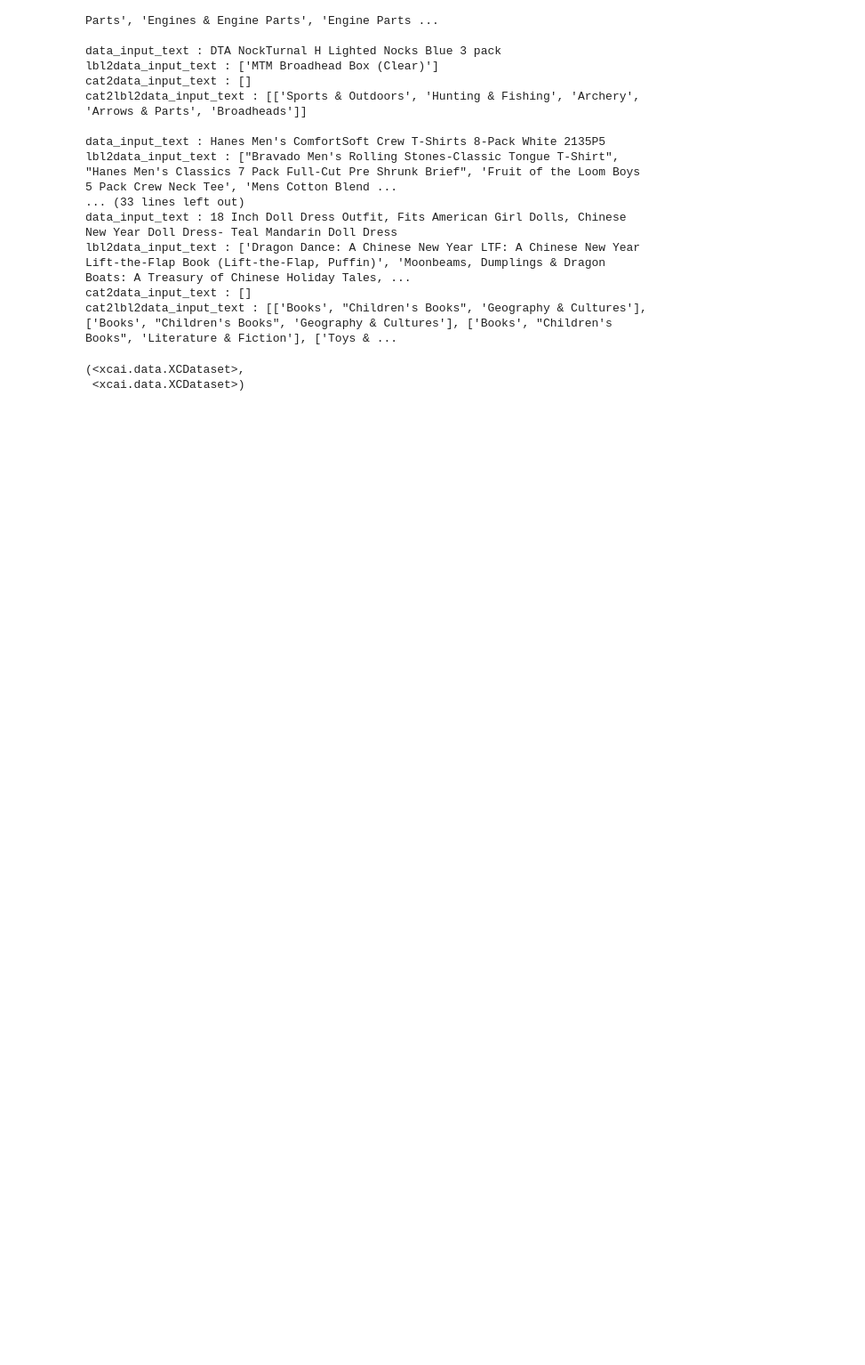
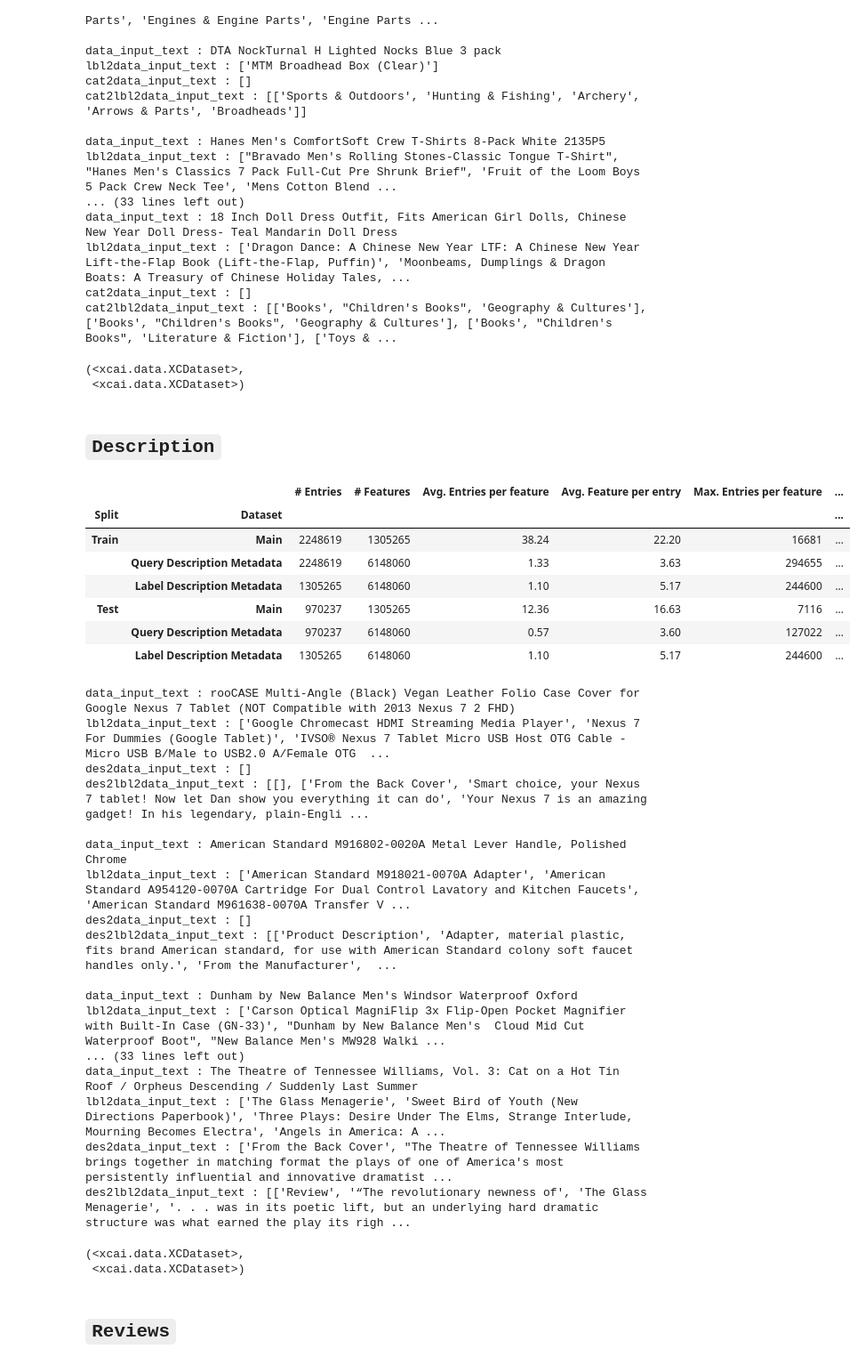
Before and after one commit to suchith720/sugar, a Jupyter notebook: nbs/13_wikiseelaso-amazon-dataset-statistics-report.ipynb, the cells around one changed output. Shown at 89% size. Saved outputs shown, nothing was run; the diff lists cells and outputs as text; code cells hidden in the pictures; blank space fills up the shorter version.

```diff
--- a/nbs/13_wikiseelaso-amazon-dataset-statistics-report.ipynb
+++ b/nbs/13_wikiseelaso-amazon-dataset-statistics-report.ipynb
@@ -553,3 +553,5 @@ cat2data_input_text : []
 cat2lbl2data_input_text : [['Books', "Children's Books", 'Geography & Cultures'], ['Books', "Children's Books", 'Geography & Cultures'], ['Books', "Children's Books", 'Literature & Fiction'], ['Toys & ...
 (<xcai.data.XCDataset>,
  <xcai.data.XCDataset>)
+# %% [markdown]
+## `Description`
@@ -555,0 +561,32 @@ cat2lbl2data_input_text : [['Books', "Children's Books", 'Geography & Cultures']
+# %%
+show_func(metadata_type='description')
+# %% [output]
+|  |  | # Entries | # Features | Avg. Entries per feature | Avg. Feature per entry | Max. Entries per feature | ... |
+| Split | Dataset |  |  |  |  |  | ... |
+| Train | Main | 2248619 | 1305265 | 38.24 | 22.20 | 16681 | ... |
+|  | Query Description Metadata | 2248619 | 6148060 | 1.33 | 3.63 | 294655 | ... |
+|  | Label Description Metadata | 1305265 | 6148060 | 1.10 | 5.17 | 244600 | ... |
+| Test | Main | 970237 | 1305265 | 12.36 | 16.63 | 7116 | ... |
+|  | Query Description Metadata | 970237 | 6148060 | 0.57 | 3.60 | 127022 | ... |
+|  | Label Description Metadata | 1305265 | 6148060 | 1.10 | 5.17 | 244600 | ... |
+data_input_text : rooCASE Multi-Angle (Black) Vegan Leather Folio Case Cover for Google Nexus 7 Tablet (NOT Compatible with 2013 Nexus 7 2 FHD)
+lbl2data_input_text : ['Google Chromecast HDMI Streaming Media Player', 'Nexus 7 For Dummies (Google Tablet)', 'IVSO® Nexus 7 Tablet Micro USB Host OTG Cable - Micro USB B/Male to USB2.0 A/Female OTG  ...
+des2data_input_text : []
+des2lbl2data_input_text : [[], ['From the Back Cover', 'Smart choice, your Nexus 7 tablet! Now let Dan show you everything it can do', 'Your Nexus 7 is an amazing gadget! In his legendary, plain-Engli ...
+
+data_input_text : American Standard M916802-0020A Metal Lever Handle, Polished Chrome
+lbl2data_input_text : ['American Standard M918021-0070A Adapter', 'American Standard A954120-0070A Cartridge For Dual Control Lavatory and Kitchen Faucets', 'American Standard M961638-0070A Transfer V ...
+des2data_input_text : []
+des2lbl2data_input_text : [['Product Description', 'Adapter, material plastic, fits brand American standard, for use with American Standard colony soft faucet handles only.', 'From the Manufacturer',  ...
+
+data_input_text : Dunham by New Balance Men's Windsor Waterproof Oxford
+lbl2data_input_text : ['Carson Optical MagniFlip 3x Flip-Open Pocket Magnifier with Built-In Case (GN-33)', "Dunham by New Balance Men's  Cloud Mid Cut Waterproof Boot", "New Balance Men's MW928 Walki ...
+... (33 lines left out)
+data_input_text : The Theatre of Tennessee Williams, Vol. 3: Cat on a Hot Tin Roof / Orpheus Descending / Suddenly Last Summer
+lbl2data_input_text : ['The Glass Menagerie', 'Sweet Bird of Youth (New Directions Paperbook)', 'Three Plays: Desire Under The Elms, Strange Interlude, Mourning Becomes Electra', 'Angels in America: A ...
+des2data_input_text : ['From the Back Cover', "The Theatre of Tennessee Williams brings together in matching format the plays of one of America's most persistently influential and innovative dramatist ...
+des2lbl2data_input_text : [['Review', '“The revolutionary newness of', 'The Glass Menagerie', '. . . was in its poetic lift, but an underlying hard dramatic structure was what earned the play its righ ...
+(<xcai.data.XCDataset>,
+ <xcai.data.XCDataset>)
+# %% [markdown]
+## `Reviews`
```
Also changed, not shown: parts of 3 cells of this notebook, 10 other files.
